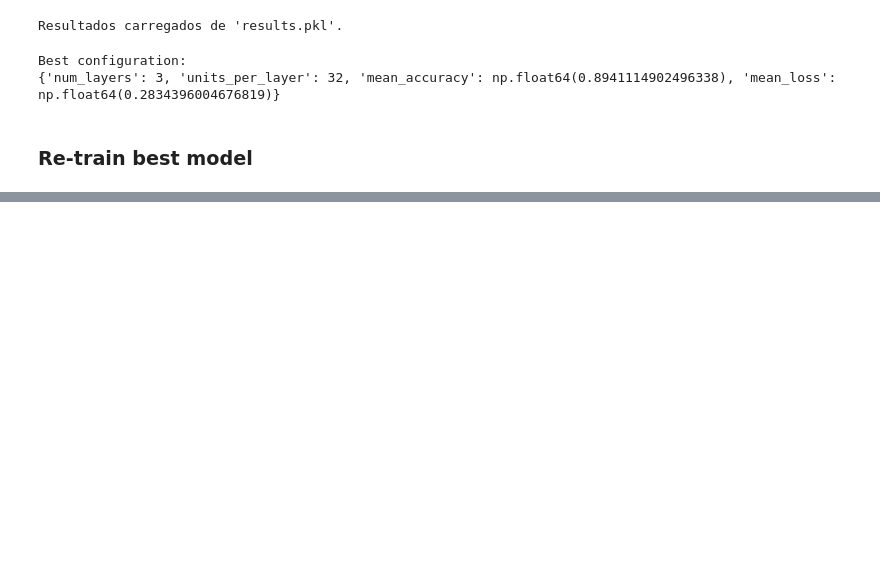
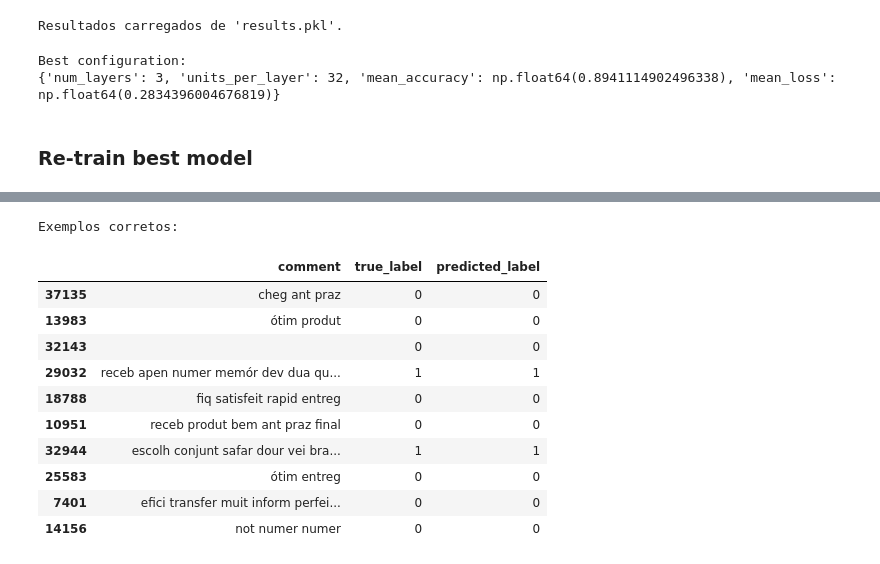
Before and after one commit to IvonLuiz/brazilian-e-commerce-nlp-deep-learning, a Jupyter notebook: e-commerce_nlp.ipynb, the cells around one changed output, grey strips where cells are left out. Saved outputs shown, nothing was run; the diff lists cells and outputs as text; code cells hidden in the pictures; blank space fills up the shorter version.

```diff
--- a/e-commerce_nlp.ipynb
+++ b/e-commerce_nlp.ipynb
@@ -1134,0 +1229,21 @@ plot_hist(history)
+# %%
+n=10
+
+correct = df_test[df_test['true_label'] == df_test['predicted_label']].sample(n)
+incorrect = df_test[df_test['true_label'] != df_test['predicted_label']].sample(n)
+# %%
+print("Exemplos corretos:")
+correct
+# %% [output]
+Exemplos corretos:
+|  | comment | true_label | predicted_label |
+| 37135 | cheg ant praz | 0 | 0 |
+| 13983 | ótim produt | 0 | 0 |
+| 32143 |  | 0 | 0 |
+| 29032 | receb apen numer memór dev dua qu... | 1 | 1 |
+| 18788 | fiq satisfeit rapid entreg | 0 | 0 |
+| 10951 | receb produt bem ant praz final | 0 | 0 |
+| 32944 | escolh conjunt safar dour vei bra... | 1 | 1 |
+| 25583 | ótim entreg | 0 | 0 |
+| 7401 | efici transfer muit inform perfei... | 0 | 0 |
+| 14156 | not numer numer | 0 | 0 |
```
Also changed, not shown: parts of 23 cells of this notebook.
